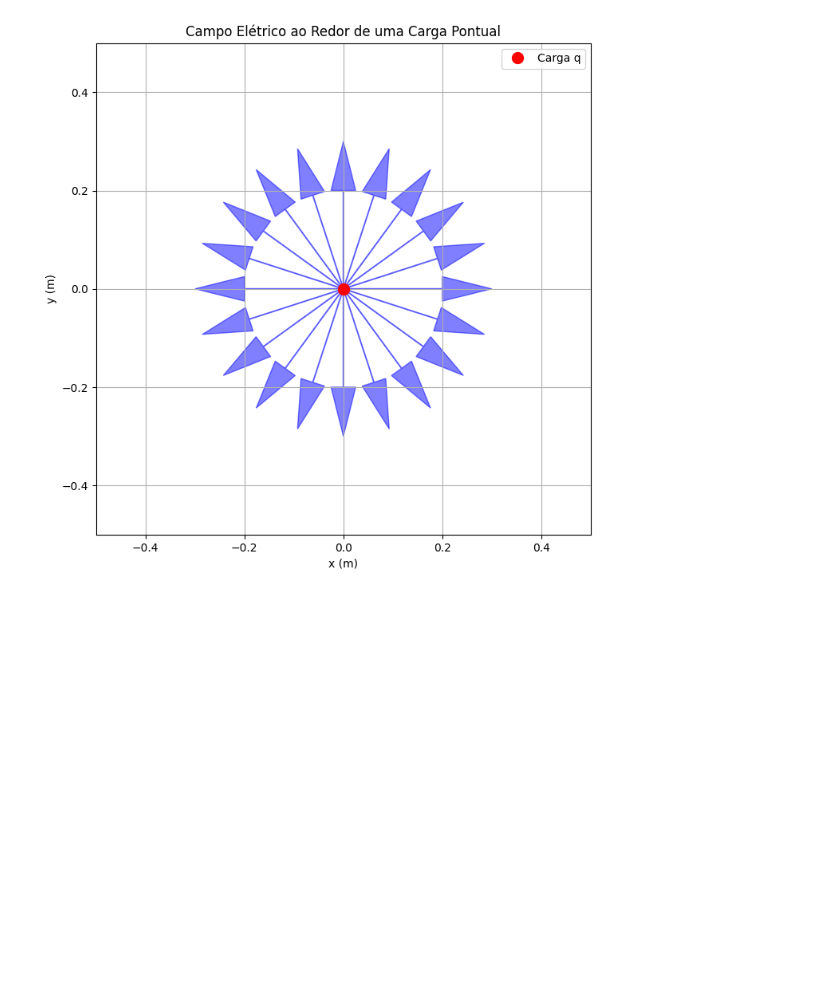
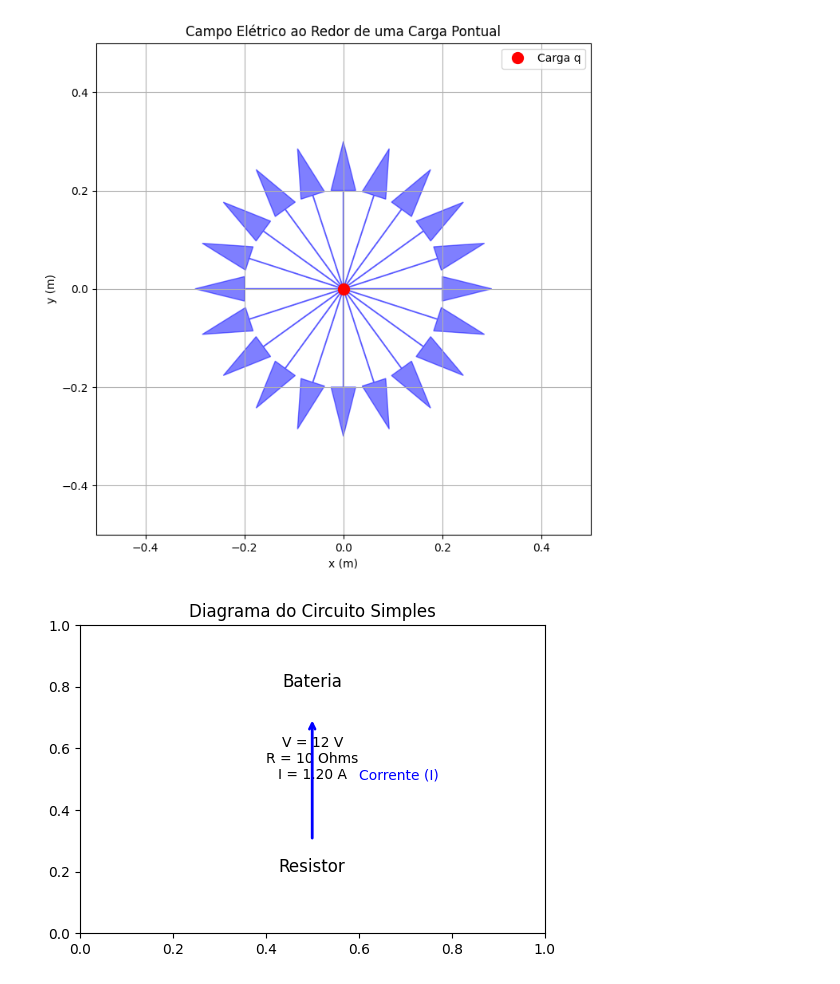
Before and after one commit to hansufsm/FisicaIA, a Jupyter notebook: esquadrao_fisicaia.ipynb, the cells around one changed output. Cells and saved outputs as stored; diff of their text form; code cells hidden in the pictures; blank space fills up the shorter version.

```diff
--- a/esquadrao_fisicaia.ipynb
+++ b/esquadrao_fisicaia.ipynb
@@ -699,3 +880,33 @@ ax.legend()
 plt.show()
 # %% [output]
 [figure]
+# %%
+ import matplotlib.pyplot as plt
+
+
+ # Dados do circuito
+ tensao = 12  # Volts
+ resistencia = 10  # Ohms
+
+
+ # Calcula a corrente usando a Lei de Ohm
+ corrente = tensao / resistencia
+
+
+ # Desenha o diagrama do circuito
+ fig, ax = plt.subplots(figsize=(6, 4))
+ ax.set_title("Diagrama do Circuito Simples")
+ ax.text(0.5, 0.8, "Bateria", ha='center', fontsize=12)
+ ax.text(0.5, 0.2, "Resistor", ha='center', fontsize=12)
+ ax.text(0.5, 0.5, f"V = {tensao} V\nR = {resistencia} Ohms\nI = {corrente:.2f} A", ha='center', fontsize=10)
+ ax.annotate("", xy=(0.5, 0.7), xytext=(0.5, 0.3), arrowprops=dict(arrowstyle="->", color='blue', lw=2))
+ ax.text(0.6, 0.5, "Corrente (I)", color='blue', fontsize=10)
+
+
+ # Remove os eixos
+ #ax.axis('off')
+
+
+ plt.show()
+# %% [output]
+[figure, added]
```
Also changed, not shown: parts of 10 cells of this notebook.
